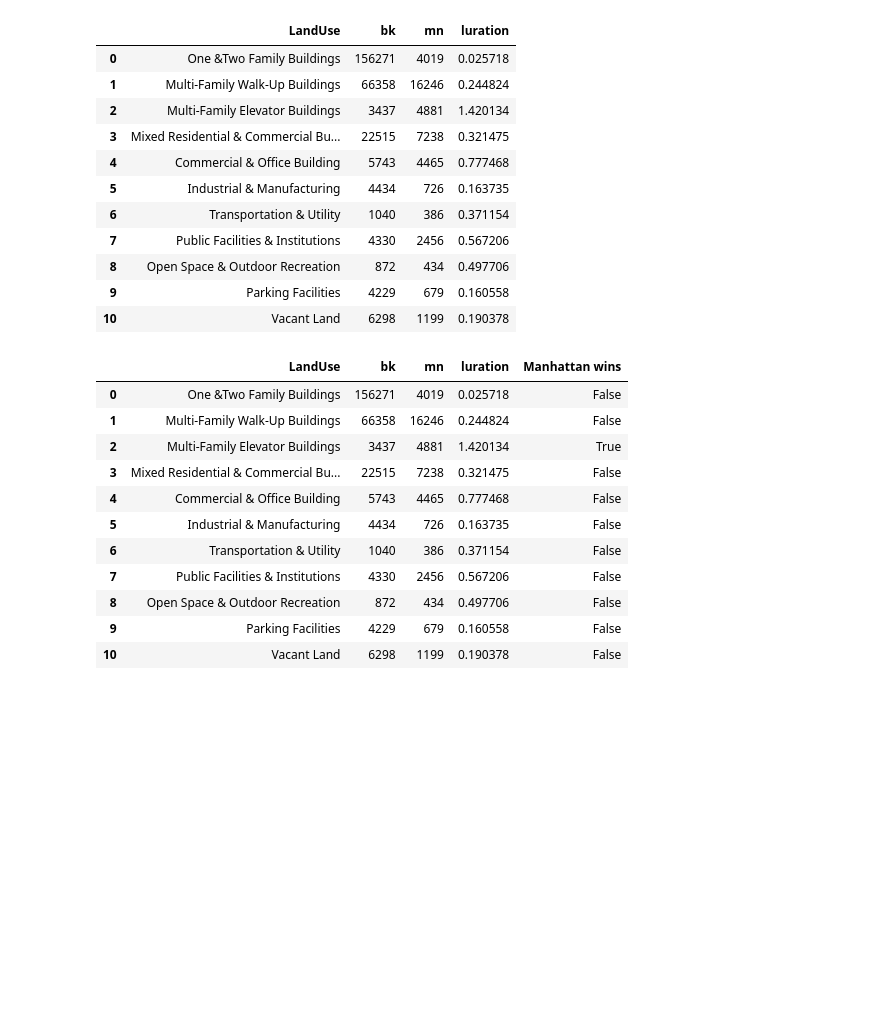
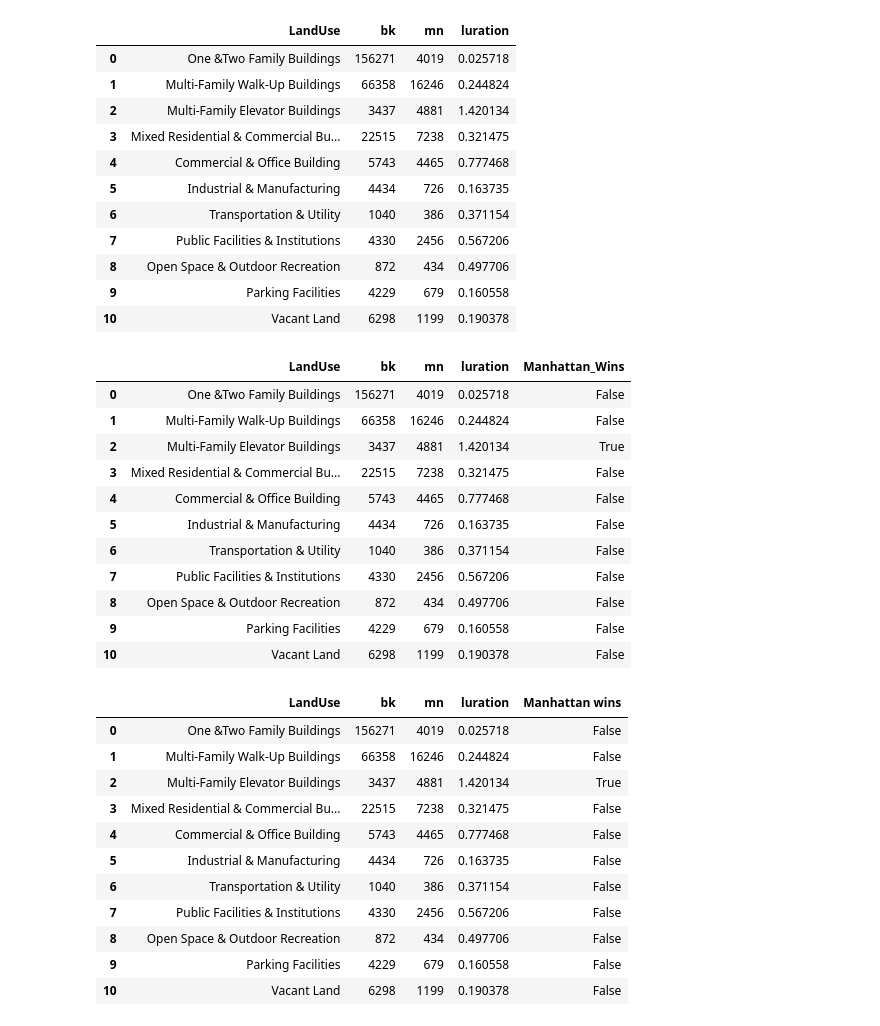
Before and after one commit to jianweili0/PUI2018_jl9200_save, a Jupyter notebook: PUI2018_jl9200/HW5_jl9200/HW5_1_jl9200_plutodata_wrangling.ipynb, the cells around one changed output. Drawn from its saved outputs; the diff is of its cells as text; code cells hidden in the pictures; blank space fills up the shorter version.

```diff
--- a/PUI2018_jl9200/HW5_jl9200/HW5_1_jl9200.ipynb
+++ b/PUI2018_jl9200/HW5_jl9200/HW5_1_jl9200_plutodata_wrangling.ipynb
@@ -215,3 +234,21 @@ both
 | 10 | 11.0 | 6298 | 1199 |
 # %% [markdown]
 ## find onling the LandUse data dictionary and replace code w the verbose description of it
+# %%
+# Graded comment!
+
+# not a good practice to use for loop to write
+
+LandUse_list = ['One &Two Family Buildings',
+                'Multi-Family Walk-Up Buildings',
+                'Multi-Family Elevator Buildings',
+                'Mixed Residential & Commercial Buildings',
+                'Commercial & Office Building',
+                'Industrial & Manufacturing',
+                'Transportation & Utility',
+                'Public Facilities & Institutions',
+                'Open Space & Outdoor Recreation',
+                'Parking Facilities',
+                'Vacant Land']
+
+both['LandUse'] = LandUse_list
@@ -229,9 +281,9 @@ LandUse_list = ['One &Two Family Buildings',
                 'Open Space & Outdoor Recreation',
                 'Parking Facilities',
                 'Vacant Land']
-
-for i in range(len(both['LandUse'])):
-    both['LandUse'][i] = LandUse_list[i]
+# not a good practices to use for loop
+# for i in range(len(both['LandUse'])):
+#     both['LandUse'][i] = LandUse_list[i]
 # %% [output]
 A value is trying to be set on a copy of a slice from a DataFrame
 
@@ -277,6 +325,25 @@ both
 | 8 | Open Space & Outdoor Recreation | 872 | 434 | 0.497706 |
 | 9 | Parking Facilities | 4229 | 679 | 0.160558 |
 | 10 | Vacant Land | 6298 | 1199 | 0.190378 |
+# %%
+## graded solution
+
+both['Manhattan_Wins'] = both['luration'].apply(lambda x: True if x>1 else False)
+# %%
+both
+# %% [output]
+|  | LandUse | bk | mn | luration | Manhattan_Wins |
+| 0 | One &Two Family Buildings | 156271 | 4019 | 0.025718 | False |
+| 1 | Multi-Family Walk-Up Buildings | 66358 | 16246 | 0.244824 | False |
+| 2 | Multi-Family Elevator Buildings | 3437 | 4881 | 1.420134 | True |
+| 3 | Mixed Residential & Commercial Bu... | 22515 | 7238 | 0.321475 | False |
+| 4 | Commercial & Office Building | 5743 | 4465 | 0.777468 | False |
+| 5 | Industrial & Manufacturing | 4434 | 726 | 0.163735 | False |
+| 6 | Transportation & Utility | 1040 | 386 | 0.371154 | False |
+| 7 | Public Facilities & Institutions | 4330 | 2456 | 0.567206 | False |
+| 8 | Open Space & Outdoor Recreation | 872 | 434 | 0.497706 | False |
+| 9 | Parking Facilities | 4229 | 679 | 0.160558 | False |
+| 10 | Vacant Land | 6298 | 1199 | 0.190378 | False |
 # %%
 both['Manhattan wins'] = both['luration']>=1
 both
```
Also changed, not shown: parts of 11 cells of this notebook, 6 other files.
